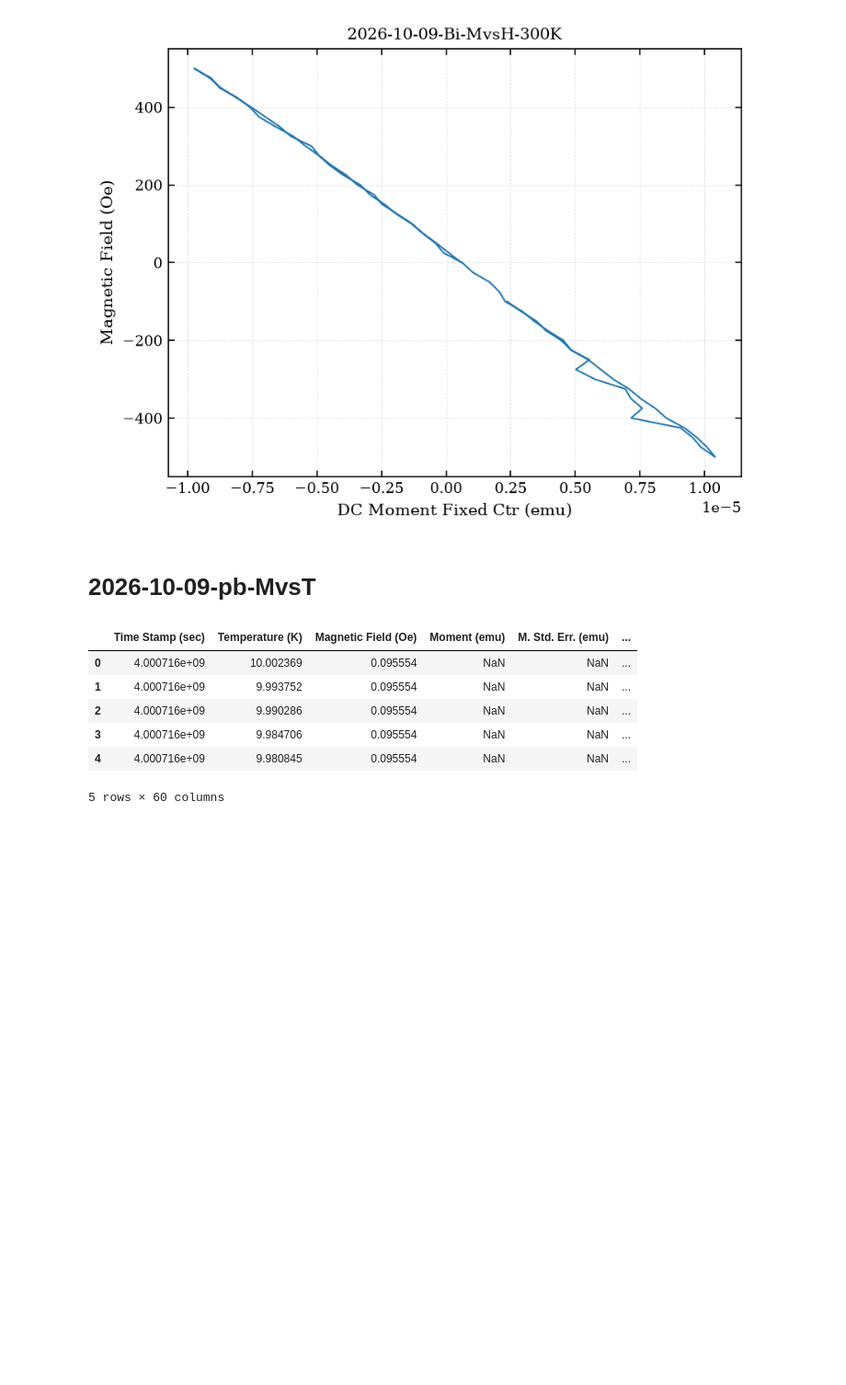
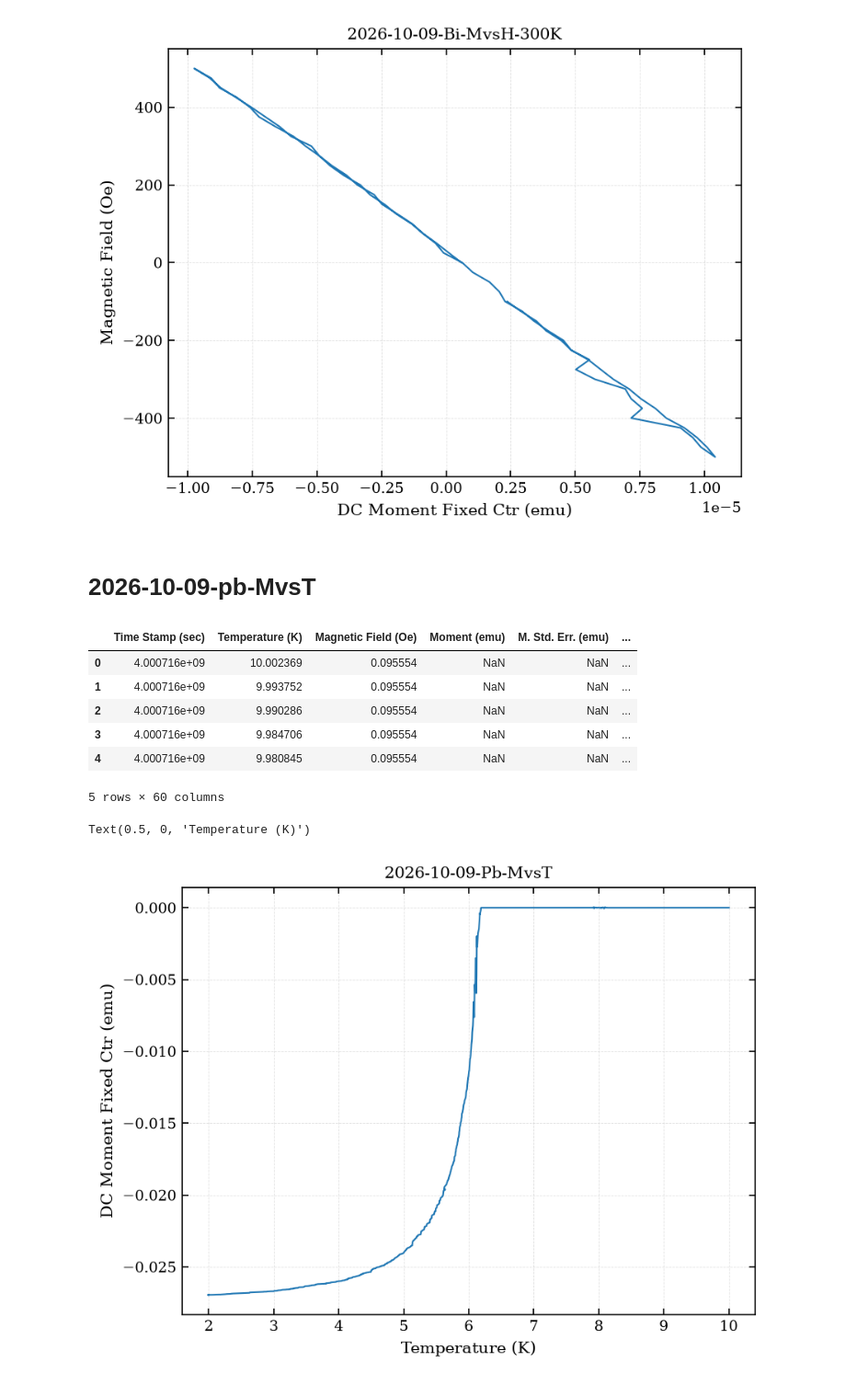
Before and after one commit to OlliePentecost/high-temperature-superconductivity, a Jupyter notebook: 2026-10-09-Bi-MvsH-300K.ipynb, the cells around one changed output. Shown at 92% size. Saved outputs shown, nothing was run; the diff lists cells and outputs as text; code cells hidden in the pictures; blank space fills up the shorter version.

```diff
--- a/2026-10-09-Bi-MvsH-300K.ipynb
+++ b/2026-10-09-Bi-MvsH-300K.ipynb
@@ -86,7 +86,10 @@ pb.head()
 | 4 | 4.000716e+09 | 9.980845 | 0.095554 | NaN | NaN | ... |
 5 rows × 60 columns
 # %%
-plt.plot(bi["DC Moment Fixed Ctr (emu)"],bi["Magnetic Field (Oe)"])
-plt.title("2026-10-09-Bi-MvsH-300K")
-plt.xlabel("DC Moment Fixed Ctr (emu)")
-plt.ylabel("Magnetic Field (Oe)")
+plt.plot(pb["Temperature (K)"],pb["DC Moment Fixed Ctr (emu)"])
+plt.title("2026-10-09-Pb-MvsT")
+plt.ylabel("DC Moment Fixed Ctr (emu)")
+plt.xlabel("Temperature (K)")
+# %% [output]
+Text(0.5, 0, 'Temperature (K)')
+[figure, added]
```
